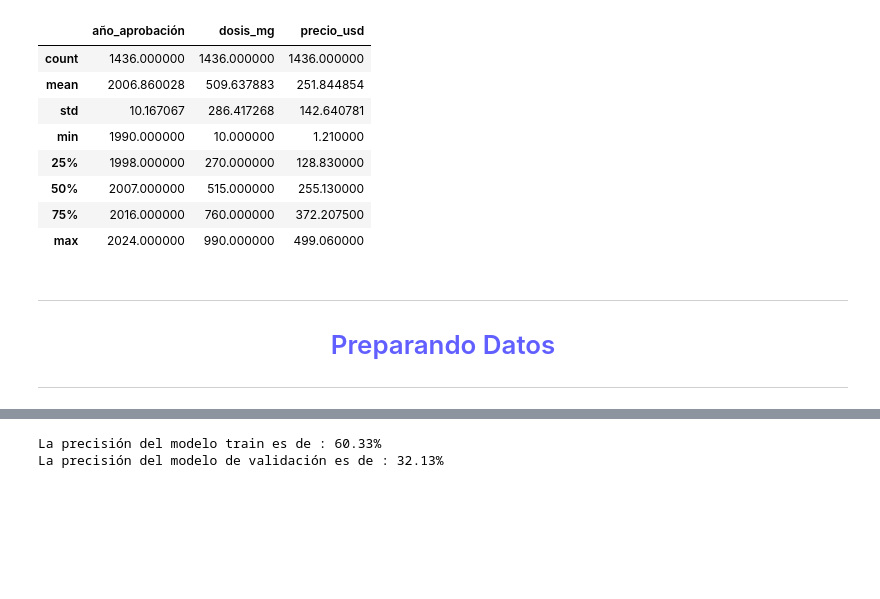
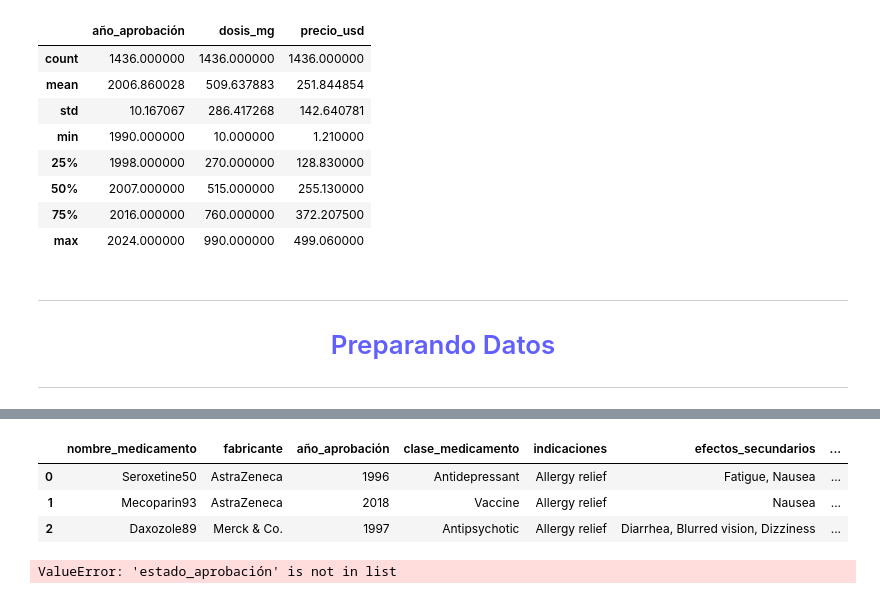
Before and after one commit to r2x4/aprendiendo_machine, a Jupyter notebook: machine.ipynb, the cells around one changed output, grey strips where cells are left out. Drawn from its saved outputs; the diff is of its cells as text; code cells hidden in the pictures; blank space fills up the shorter version.

```diff
--- a/machine.ipynb
+++ b/machine.ipynb
@@ -203 +218,11 @@ y = datos_ml['estado_aprobación']
+# %%
+mapping = {'Rejected': 0, 'Pending': 1, 'Approved': 2}
+datos_ml['estado_aprobación'] = datos_ml['estado_aprobación'].map(mapping)
+# %%
+datos_ml.head(3)
+# %% [output]
+|  | nombre_medicamento | fabricante | año_aprobación | clase_medicamento | indicaciones | efectos_secundarios | ... |
+| 0 | Seroxetine50 | AstraZeneca | 1996 | Antidepressant | Allergy relief | Fatigue, Nausea | ... |
+| 1 | Mecoparin93 | AstraZeneca | 2018 | Vaccine | Allergy relief | Nausea | ... |
+| 2 | Daxozole89 | Merck & Co. | 1997 | Antipsychotic | Allergy relief | Diarrhea, Blurred vision, Dizziness | ... |
 # %%
@@ -207,17 +232,20 @@ X = pd.get_dummies(X)
 X,X_test,y,y_test = train_test_split(X,y,test_size=0.15,stratify=y,random_state=42)
 X_train,X_val,y_train,y_val = train_test_split(X,y,stratify=y,random_state=5)
 # %%
-modelo = RandomForestClassifier(
-    random_state=42,
-    max_depth=4,
-    class_weight='balanced'
-    )
-modelo.fit(X_train, y_train)
+modelo = CatBoostClassifier(
+    iterations=500,
+    depth=8,
+    learning_rate=0.05,
+    loss_function='MultiClass',
+    random_seed=42,
+    verbose=100
+)
+modelo.fit(X_train, y_train, cat_features=cat_features)
+y_pred = modelo.predict(X_test)
 print(f'La precisión del modelo train es de : {modelo.score(X_train, y_train) * 100:.2f}%')
 print(f'La precisión del modelo de validación es de : {modelo.score(X_val, y_val) * 100:.2f}%')
 # %% [output]
-La precisión del modelo train es de : 60.33%
-La precisión del modelo de validación es de : 32.13%
+ValueError: 'estado_aprobación' is not in list
 # %%
 y_pred = modelo.predict(X_test)
 # %%
```
Also changed, not shown: parts of 9 cells of this notebook.
